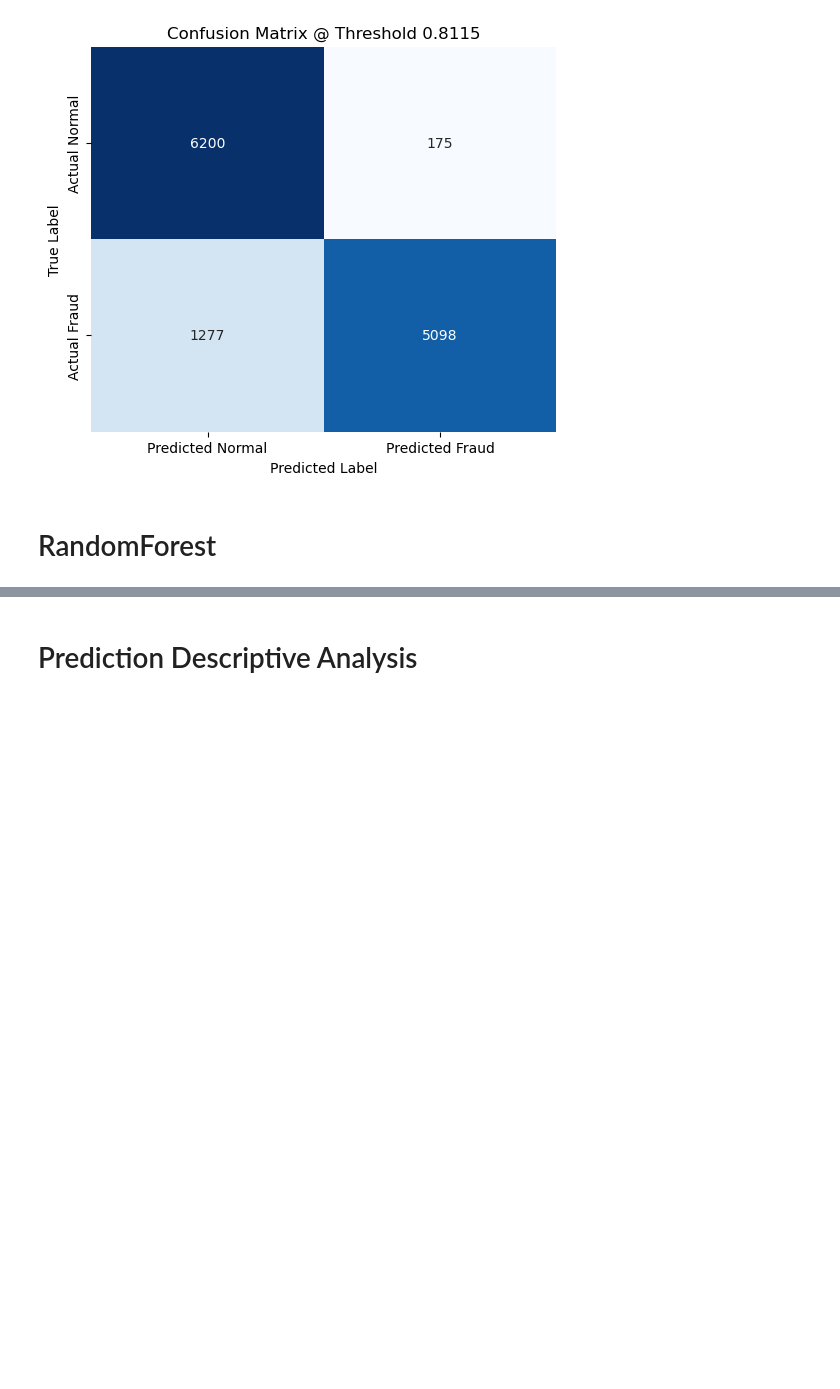
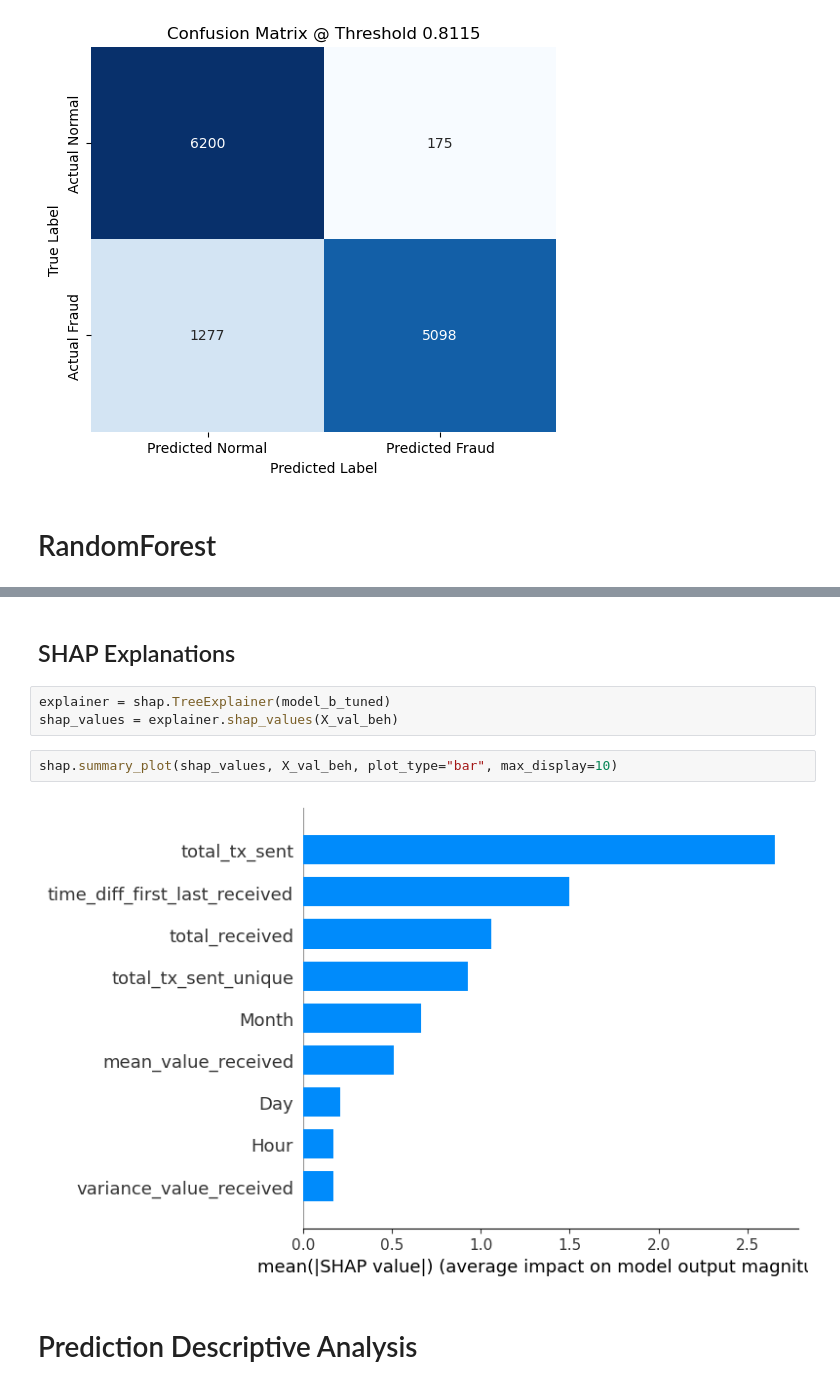
Before and after one commit to jessicabat/crypto-risk-scoring, a Jupyter notebook: notebooks/etfd.ipynb, the cells around one changed output, grey strips where cells are left out. Saved outputs shown, nothing was run; the diff lists cells and outputs as text; blank space fills up the shorter version.

```diff
--- a/notebooks/etfd.ipynb
+++ b/notebooks/etfd.ipynb
@@ -763,3 +873,12 @@ print(df_metrics.tail(3))
+# %% [markdown]
+## SHAP Explanations
+# %%
+explainer = shap.TreeExplainer(model_b_tuned)
+shap_values = explainer.shap_values(X_val_beh)
+# %%
+shap.summary_plot(shap_values, X_val_beh, plot_type="bar", max_display=10)
+# %% [output]
+[figure, added]
 # %% [markdown]
 # Prediction Descriptive Analysis
 # %%
```
Also changed, not shown: parts of 26 cells of this notebook.
